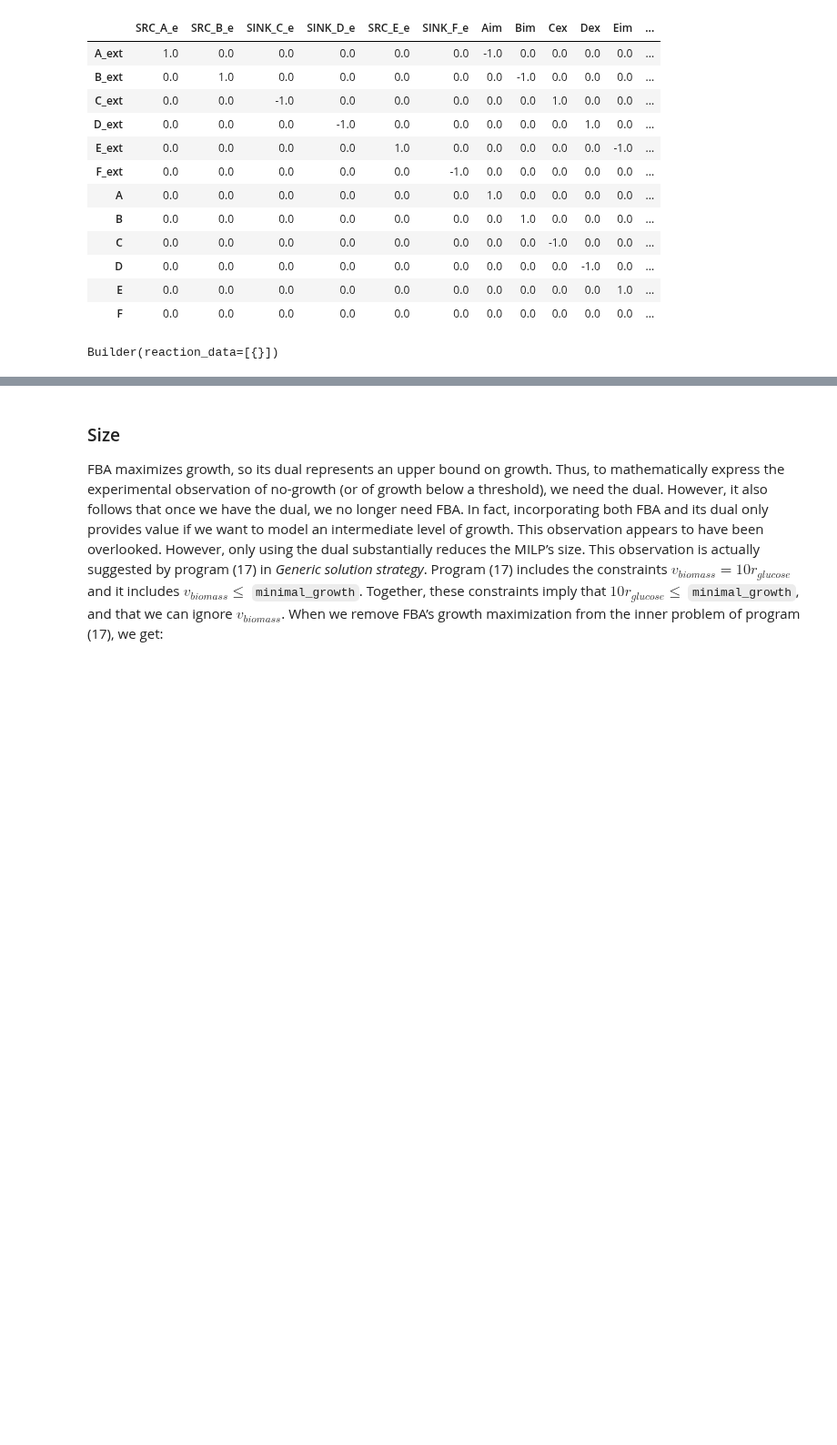
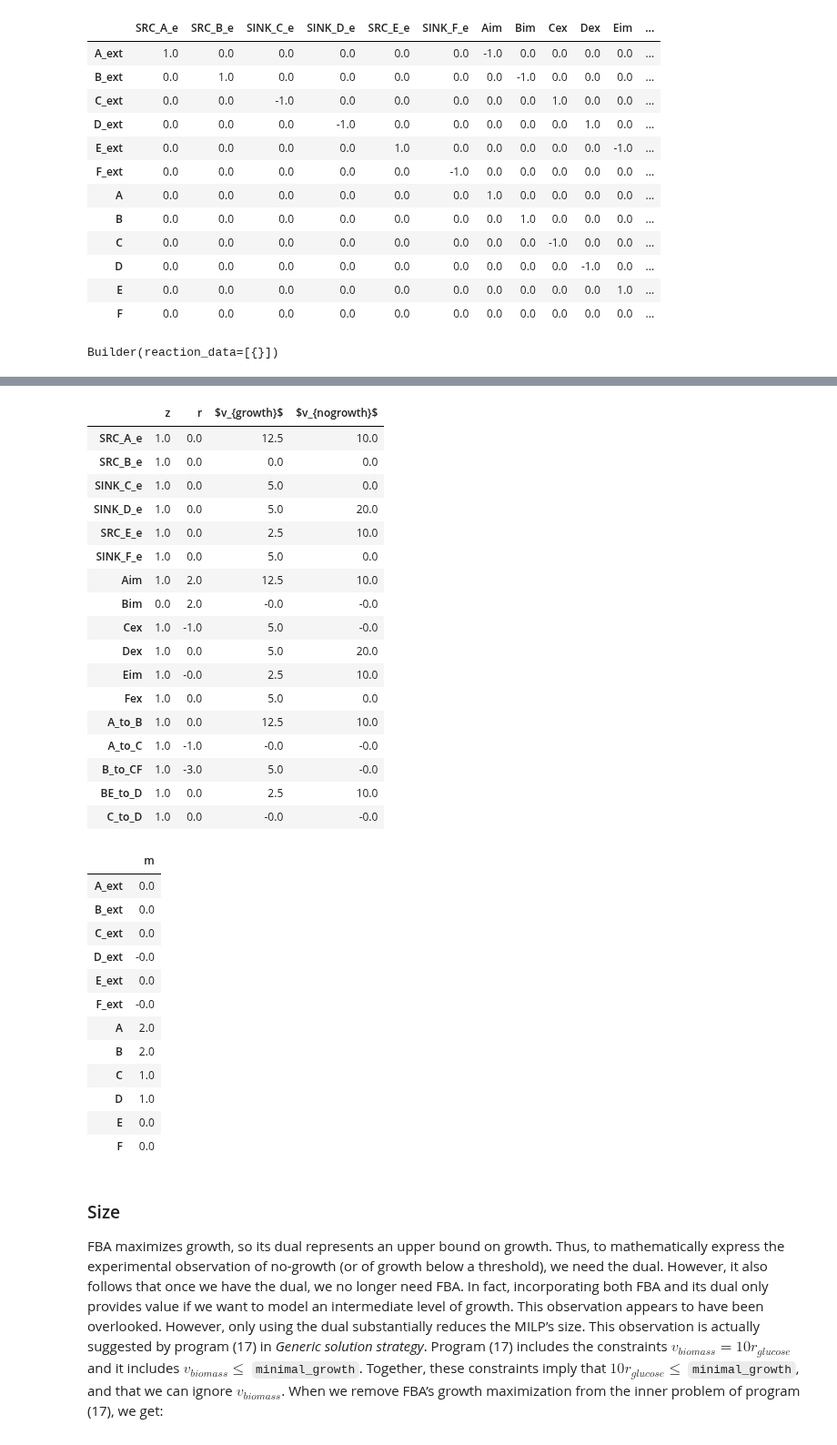
Before and after one commit to pnnl-predictive-phenomics/crop, a Jupyter notebook: docs/notebook/CROP_tests.ipynb, the cells around one changed output, grey strips where cells are left out. Shown at 91% size. Saved outputs shown, nothing was run; the diff lists cells and outputs as text; code cells hidden in the pictures; blank space fills up the shorter version.

```diff
--- a/docs/notebook/CROP_tests.ipynb
+++ b/docs/notebook/CROP_tests.ipynb
@@ -357,5 +378,85 @@ w_{ATP} \geq \text{atp maintenance} \
 z\in \{0,1\} \\
 \end{array}\end{equation}$$
+# %%
+import cvxpy as cvx
+A = reactions.index.get_loc('Aim')
+D=  reactions.index.get_loc('Dex')
+ATP = reactions.index.get_loc('Fex')
+
+minimal_growth  = 5
+atp_maintenance = 5
+
+B       = 1000
+U_nogrowth       = np.eye(nrxns)*1000.0
+U_growth         = np.eye(nrxns)*1000.0
+weights = np.ones(nrxns)*0.5
+Omega   = 1000.0
+
+v_growth = cvx.Variable(nrxns)
+m = cvx.Variable(nmets)
+r = cvx.Variable(nrxns)
+v_nogrowth = cvx.Variable(nrxns)
+
+z = cvx.Variable(nrxns, boolean=True)
+
+single_level_milp = cvx.Problem(
+    cvx.Minimize( weights.T@(1-z)),
+             [
+                 v_nogrowth[D]   == 10*r[A],
+                 S@v_nogrowth    == 0,
+                 0              <=  v_nogrowth,
+                 v_nogrowth     <=  U_nogrowth@z,
+                 S.T@m - r       == -c,
+                r[:A]     <= Omega*np.eye(A)@(1 - z[:A]),
+                r[A]      >= 0,
+                r[A+1:]   <= Omega*np.eye(nrxns - A - 1)@(1 - z[A + 1:]),
+            v_nogrowth <= minimal_growth,
+            S@v_growth  == 0,
+            0                <= v_growth,
+            v_growth         <= U_growth@z,
+            v_growth[D]      >= minimal_growth,
+            v_growth[ATP]    >= atp_maintenance])
+single_level_milp.solve(solver=cvx.SCIPY, )
+fluxes = pd.DataFrame( z.value, index=rxns, columns=['z'])
+fluxes['r'] = pd.Series(np.squeeze(np.asarray(r.value)),index=rxns)
+fluxes[r'$v_{growth}$'] = pd.Series(np.squeeze(np.asarray(v_growth.value)),index=rxns)
+fluxes[r'$v_{nogrowth}$'] = pd.Series(np.squeeze(np.asarray(v_nogrowth.value)),index=rxns)
+
+display(fluxes)
+metabolites = pd.DataFrame(m.value,index=mets, columns=['m'])
+display(metabolites)
+# %% [output]
+|  | z | r | $v_{growth}$ | $v_{nogrowth}$ |
+| SRC_A_e | 1.0 | 0.0 | 12.5 | 10.0 |
+| SRC_B_e | 1.0 | 0.0 | 0.0 | 0.0 |
+| SINK_C_e | 1.0 | 0.0 | 5.0 | 0.0 |
+| SINK_D_e | 1.0 | 0.0 | 5.0 | 20.0 |
+| SRC_E_e | 1.0 | 0.0 | 2.5 | 10.0 |
+| SINK_F_e | 1.0 | 0.0 | 5.0 | 0.0 |
+| Aim | 1.0 | 2.0 | 12.5 | 10.0 |
+| Bim | 0.0 | 2.0 | -0.0 | -0.0 |
+| Cex | 1.0 | -1.0 | 5.0 | -0.0 |
+| Dex | 1.0 | 0.0 | 5.0 | 20.0 |
+| Eim | 1.0 | -0.0 | 2.5 | 10.0 |
+| Fex | 1.0 | 0.0 | 5.0 | 0.0 |
+| A_to_B | 1.0 | 0.0 | 12.5 | 10.0 |
+| A_to_C | 1.0 | -1.0 | -0.0 | -0.0 |
+| B_to_CF | 1.0 | -3.0 | 5.0 | -0.0 |
+| BE_to_D | 1.0 | 0.0 | 2.5 | 10.0 |
+| C_to_D | 1.0 | 0.0 | -0.0 | -0.0 |
+|  | m |
+| A_ext | 0.0 |
+| B_ext | 0.0 |
+| C_ext | 0.0 |
+| D_ext | -0.0 |
+| E_ext | 0.0 |
+| F_ext | -0.0 |
+| A | 2.0 |
+| B | 2.0 |
+| C | 1.0 |
+| D | 1.0 |
+| E | 0.0 |
+| F | 0.0 |
 # %% [markdown]
 ### Size
 
```
Also changed, not shown: parts of 7 cells of this notebook, 2 other files.
